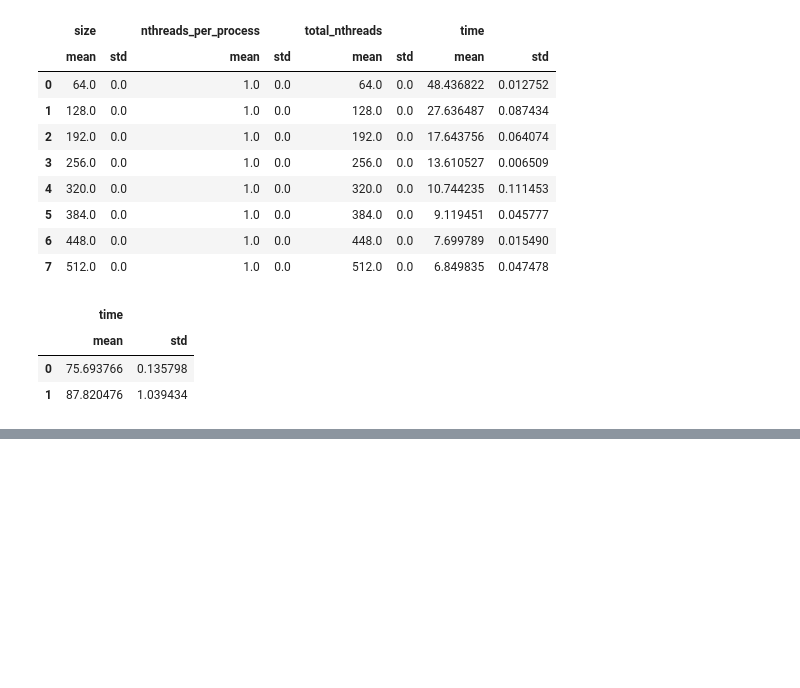
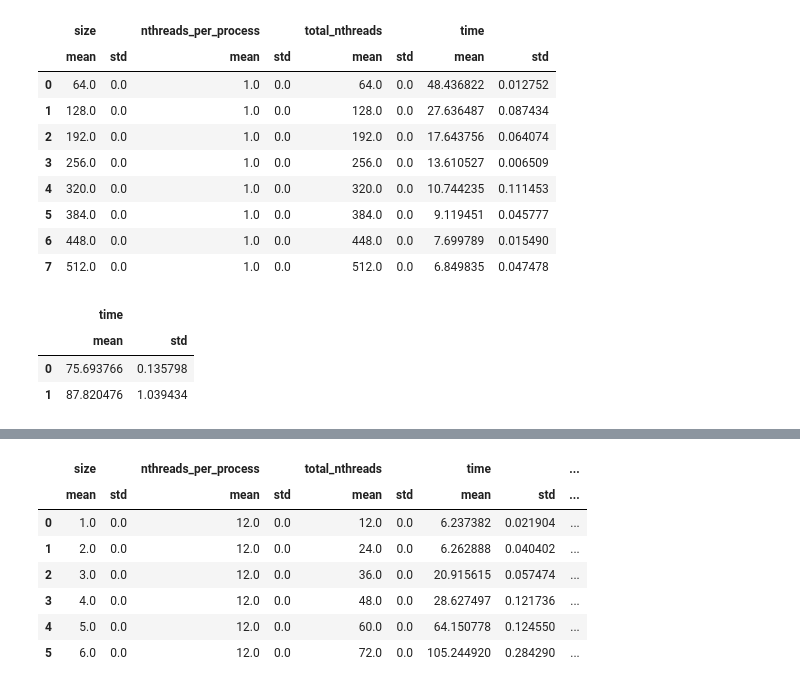
Before and after one commit to theabm/HPC-final, a Jupyter notebook: exercise1/data/graph_generator.ipynb, the cells around one changed output, grey strips where cells are left out. Saved outputs shown, nothing was run; the diff lists cells and outputs as text; code cells hidden in the pictures; blank space fills up the shorter version.

```diff
--- a/exercise1/data/graph_generator.ipynb
+++ b/exercise1/data/graph_generator.ipynb
@@ -353,0 +439,17 @@ fig.write_image("/home/andres/hpc/Foundations_of_HPC_2022/Assignment/my_assignme
+# %%
+weak_MPI_thin_hybrid_static = pd.read_csv("./weak_MPI_thin_hybrid_static.csv")
+
+weak_MPI_thin_hybrid_static = weak_MPI_thin_hybrid_static.groupby(weak_MPI_thin_hybrid_static.index // 10)
+
+weak_MPI_thin_hybrid_static_avg = weak_MPI_thin_hybrid_static.agg({'size':['mean','std'], 'nthreads_per_process':['mean','std'], 'total_nthreads':['mean','std'], 'time':['mean','std']})
+# %%
+weak_MPI_thin_hybrid_static_avg
+# %% [output]
+|  | size |  | nthreads_per_process |  | total_nthreads |  | time |  | ... |
+|  | mean | std | mean | std | mean | std | mean | std | ... |
+| 0 | 1.0 | 0.0 | 12.0 | 0.0 | 12.0 | 0.0 | 6.237382 | 0.021904 | ... |
+| 1 | 2.0 | 0.0 | 12.0 | 0.0 | 24.0 | 0.0 | 6.262888 | 0.040402 | ... |
+| 2 | 3.0 | 0.0 | 12.0 | 0.0 | 36.0 | 0.0 | 20.915615 | 0.057474 | ... |
+| 3 | 4.0 | 0.0 | 12.0 | 0.0 | 48.0 | 0.0 | 28.627497 | 0.121736 | ... |
+| 4 | 5.0 | 0.0 | 12.0 | 0.0 | 60.0 | 0.0 | 64.150778 | 0.124550 | ... |
+| 5 | 6.0 | 0.0 | 12.0 | 0.0 | 72.0 | 0.0 | 105.244920 | 0.284290 | ... |
```
Also changed, not shown: parts of 16 cells of this notebook, 10 other files.
